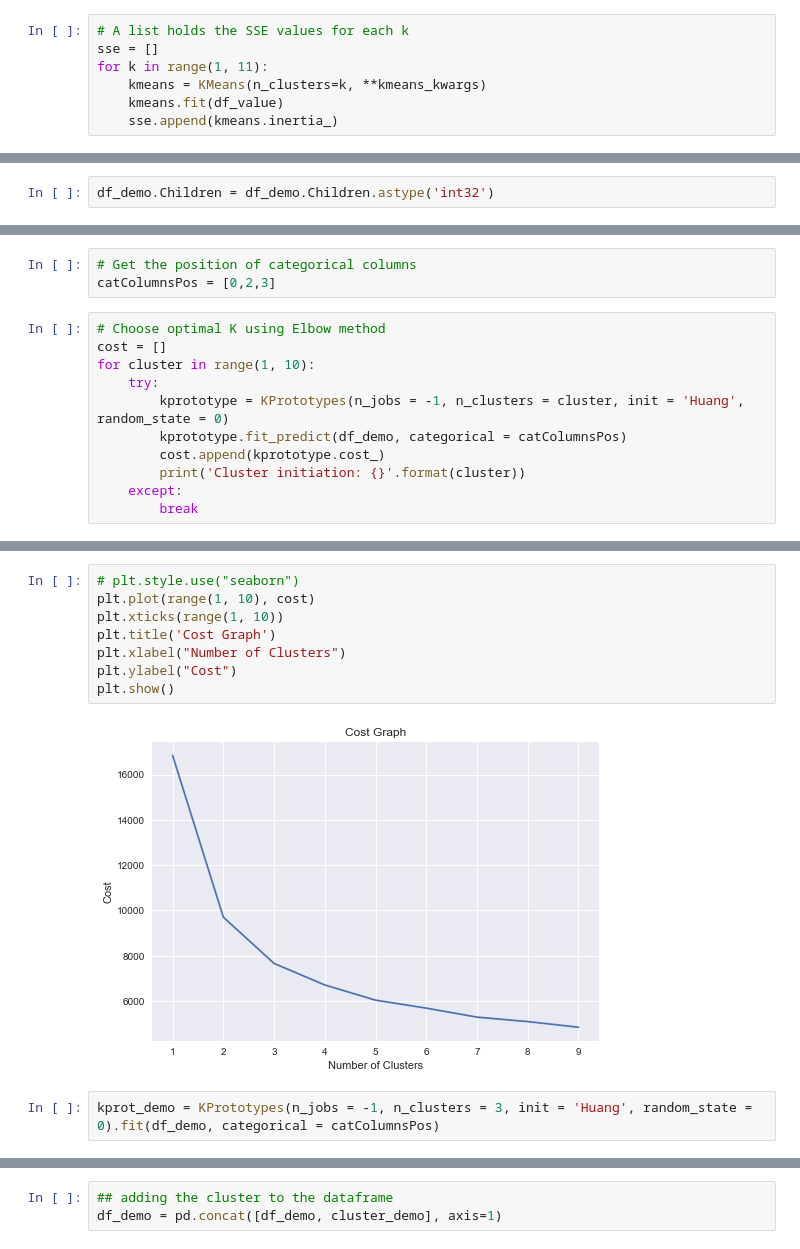
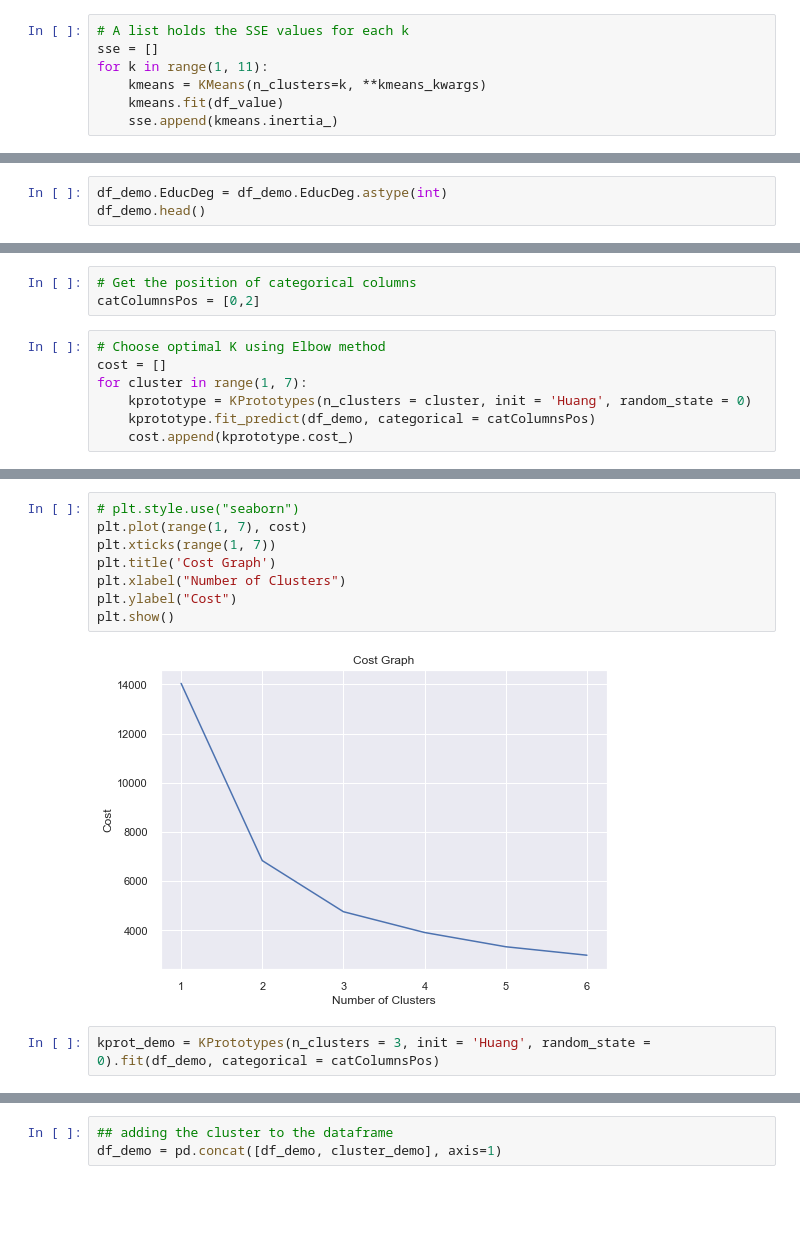
Before and after one commit to miguelince/insurance-clustering, a Jupyter notebook: code/python_code.ipynb, the cells around one changed output, grey strips where cells are left out. Saved outputs shown, nothing was run; the diff lists cells and outputs as text; blank space fills up the shorter version.

```diff
--- a/code/python_code.ipynb
+++ b/code/python_code.ipynb
@@ -1674,2 +1773,0 @@ df_demo.head()
-# %%
-df_demo.Children = df_demo.Children.astype('int32')
@@ -1691,0 +1774,3 @@ df_demo.head()
+# %%
+df_demo.EducDeg = df_demo.EducDeg.astype(int)
+df_demo.head()
@@ -1692,14 +1785,10 @@ df_demo.head()
 # %%
 # Get the position of categorical columns
-catColumnsPos = [0,2,3]
+catColumnsPos = [0,2]
 # %%
 # Choose optimal K using Elbow method
 cost = []
-for cluster in range(1, 10):
-    try:
-        kprototype = KPrototypes(n_jobs = -1, n_clusters = cluster, init = 'Huang', random_state = 0)
-        kprototype.fit_predict(df_demo, categorical = catColumnsPos)
-        cost.append(kprototype.cost_)
-        print('Cluster initiation: {}'.format(cluster))
-    except:
-        break
+for cluster in range(1, 7):
+    kprototype = KPrototypes(n_clusters = cluster, init = 'Huang', random_state = 0)
+    kprototype.fit_predict(df_demo, categorical = catColumnsPos)
+    cost.append(kprototype.cost_)
@@ -1716,15 +1795,15 @@ Cluster initiation: 9
 # %%
 # plt.style.use("seaborn")
-plt.plot(range(1, 10), cost)
-plt.xticks(range(1, 10))
+plt.plot(range(1, 7), cost)
+plt.xticks(range(1, 7))
 plt.title('Cost Graph')
 plt.xlabel("Number of Clusters")
 plt.ylabel("Cost")
 plt.show()
 # %% [output]
-[figure, old version]
+[figure, new version]
 # %%
-kprot_demo = KPrototypes(n_jobs = -1, n_clusters = 3, init = 'Huang', random_state = 0).fit(df_demo, categorical = catColumnsPos)
+kprot_demo = KPrototypes(n_clusters = 3, init = 'Huang', random_state = 0).fit(df_demo, categorical = catColumnsPos)
 # %%
 np.unique(kprot_demo.labels_, return_counts=True)
 # %% [output]
```
Also changed, not shown: parts of 552 cells of this notebook.
